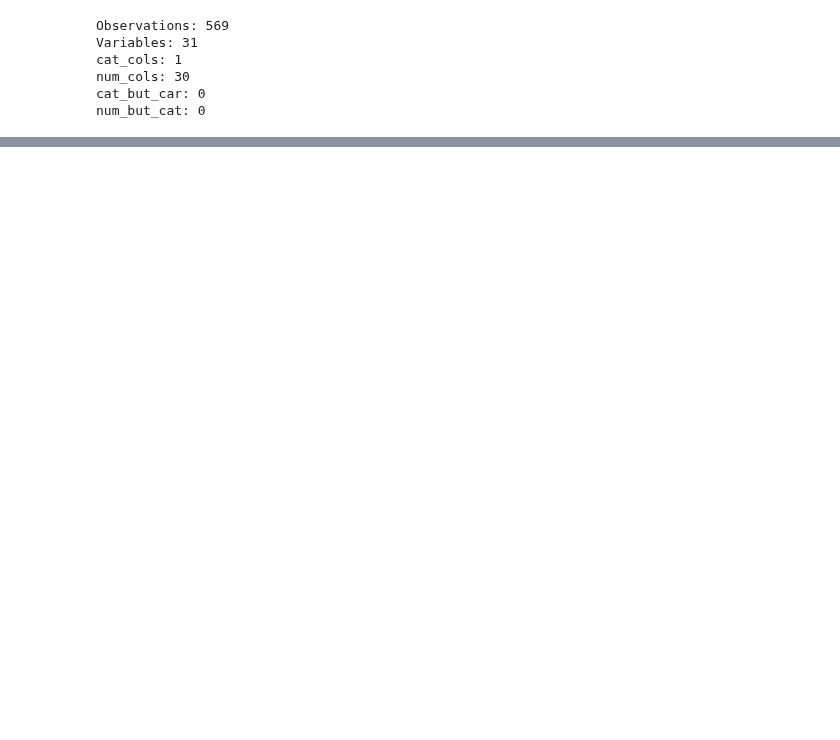
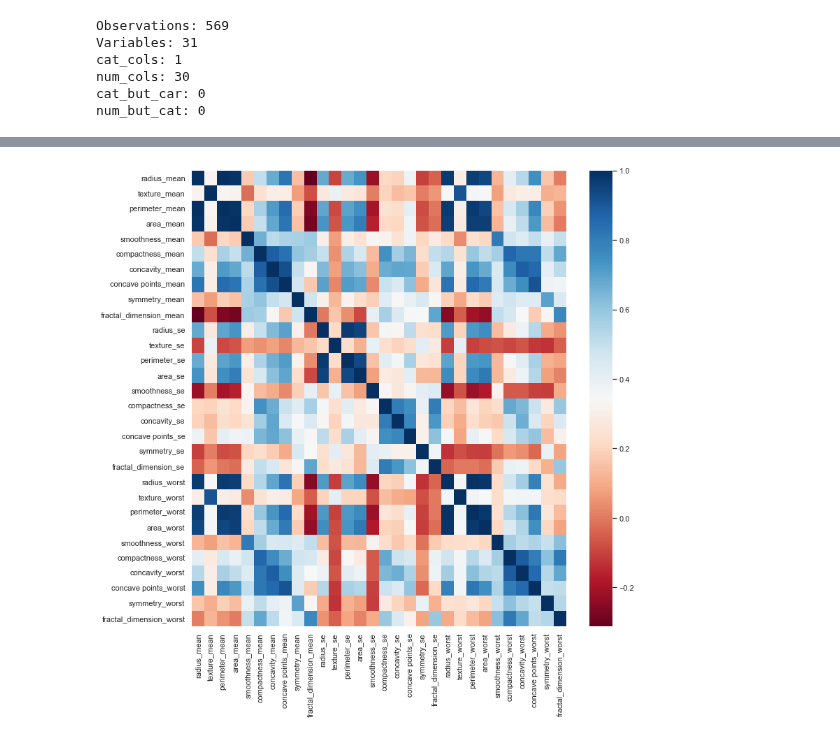
Before and after one commit to batuhanmtl/Pre-Model, a Jupyter notebook: ModulUsageExample2.ipynb, the cells around one changed output, grey strips where cells are left out. Saved outputs shown, nothing was run; the diff lists cells and outputs as text; code cells hidden in the pictures; blank space fills up the shorter version.

```diff
--- a/ModulUsageExample2.ipynb
+++ b/ModulUsageExample2.ipynb
@@ -330,3 +330,9 @@ corr
 | concave points_worst | 0.744214 | 0.295316 | 0.771241 | 0.722017 | 0.503053 | 0.815573 | ... |
 | symmetry_worst | 0.163953 | 0.105008 | 0.189115 | 0.143570 | 0.394309 | 0.510223 | ... |
 | fractal_dimension_worst | 0.007066 | 0.119205 | 0.051019 | 0.003738 | 0.499316 | 0.687382 | ... |
+# %%
+sns.set(rc={'figure.figsize': (12, 12)})
+sns.heatmap(corr, cmap="RdBu")
+plt.show()
+# %% [output]
+[figure, added]
```
